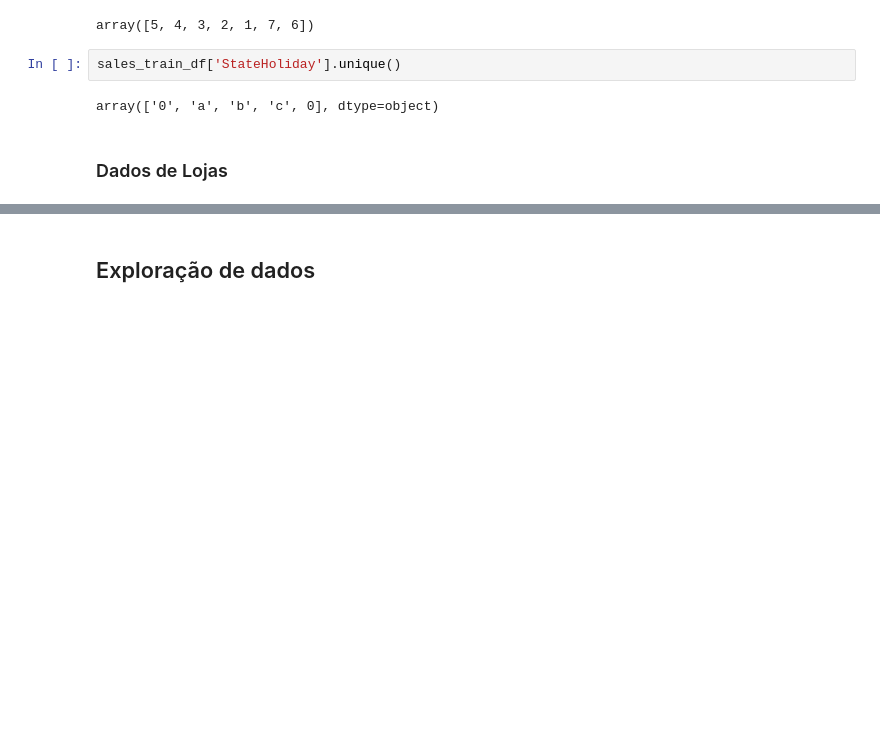
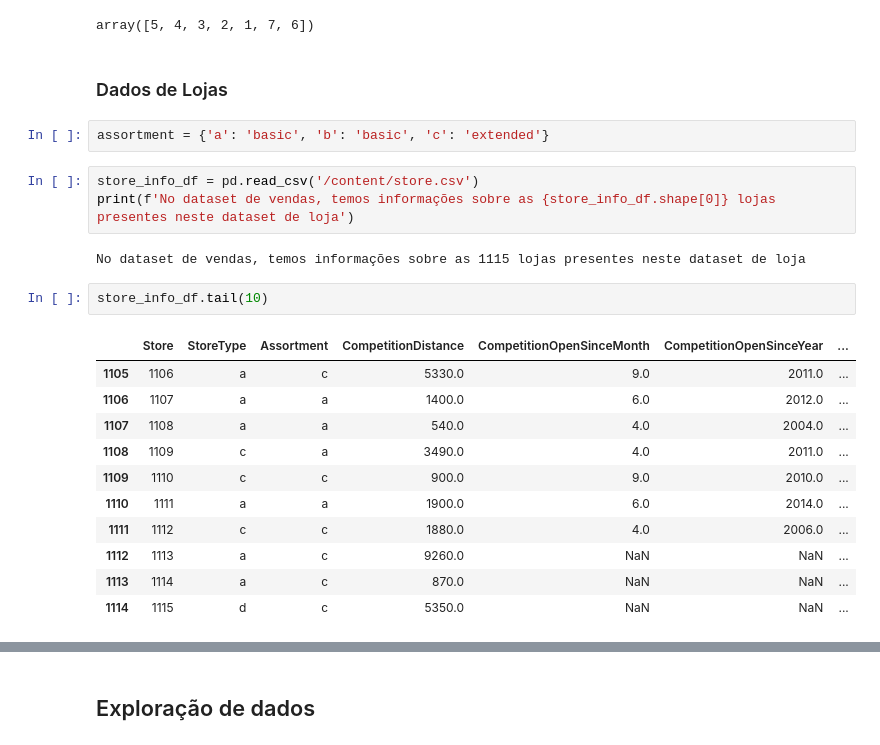
Before and after one commit to Vinicius-Luiz/ciencia_dados_para_empresas, a Jupyter notebook: DEPT VENDAS/Departamento_De_Vendas.ipynb, the cells around one changed output, grey strips where cells are left out. Cells and saved outputs as stored; diff of their text form; blank space fills up the shorter version.

```diff
--- a/DEPT VENDAS/Departamento_De_Vendas.ipynb
+++ b/DEPT VENDAS/Departamento_De_Vendas.ipynb
@@ -60,9 +60,26 @@ sales_train_df['DayOfWeek'].unique()
 #7 = domingo
 # %% [output]
 array([5, 4, 3, 2, 1, 7, 6])
-# %%
-sales_train_df['StateHoliday'].unique()
-# %% [output]
-array(['0', 'a', 'b', 'c', 0], dtype=object)
 # %% [markdown]
 ### Dados de Lojas
+# %%
+assortment = {'a': 'basic', 'b': 'basic', 'c': 'extended'}
+# %%
+store_info_df = pd.read_csv('/content/store.csv')
+print(f'No dataset de vendas, temos informações sobre as {store_info_df.shape[0]} lojas presentes neste dataset de loja')
+# %% [output]
+No dataset de vendas, temos informações sobre as 1115 lojas presentes neste dataset de loja
+# %%
+store_info_df.tail(10)
+# %% [output]
+|  | Store | StoreType | Assortment | CompetitionDistance | CompetitionOpenSinceMonth | CompetitionOpenSinceYear | ... |
+| 1105 | 1106 | a | c | 5330.0 | 9.0 | 2011.0 | ... |
+| 1106 | 1107 | a | a | 1400.0 | 6.0 | 2012.0 | ... |
+| 1107 | 1108 | a | a | 540.0 | 4.0 | 2004.0 | ... |
+| 1108 | 1109 | c | a | 3490.0 | 4.0 | 2011.0 | ... |
+| 1109 | 1110 | c | c | 900.0 | 9.0 | 2010.0 | ... |
+| 1110 | 1111 | a | a | 1900.0 | 6.0 | 2014.0 | ... |
+| 1111 | 1112 | c | c | 1880.0 | 4.0 | 2006.0 | ... |
+| 1112 | 1113 | a | c | 9260.0 | NaN | NaN | ... |
+| 1113 | 1114 | a | c | 870.0 | NaN | NaN | ... |
+| 1114 | 1115 | d | c | 5350.0 | NaN | NaN | ... |
```
Also changed, not shown: parts of 6 cells of this notebook, 1 other file.
